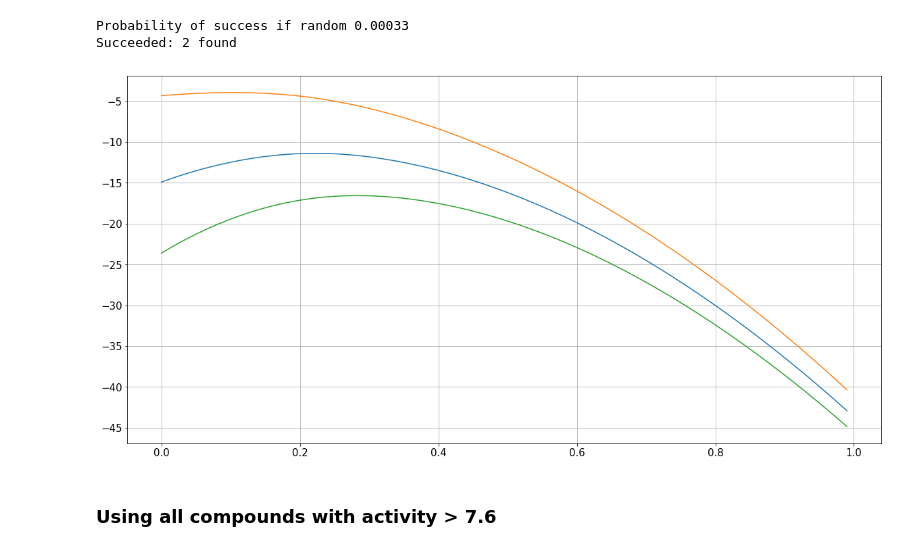
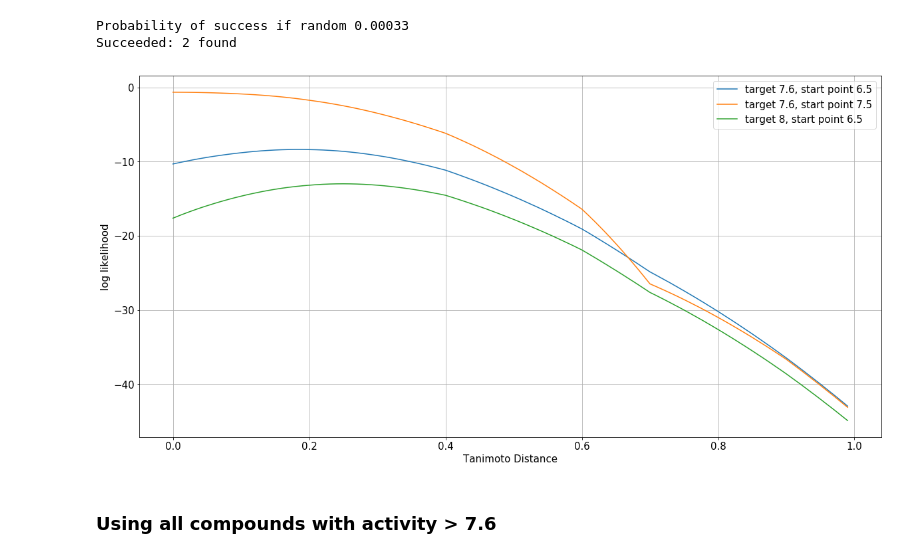
Before and after one commit to owatson/PenalizedPrediction, a Jupyter notebook: MalariaRedoAppendix.ipynb, the cells around one changed output. Cells and saved outputs as stored; diff of their text form; code cells hidden in the pictures.

Commit message:
Adding ll contour lines

```diff
--- a/MalariaRedoAppendix.ipynb
+++ b/MalariaRedoAppendix.ipynb
@@ -427,10 +422,25 @@ log_lik3 = np.log(frac_active(d)) + scipy.stats.norm.logcdf((active_level-8.)/ n
-# %%
-plot(d, log_lik)
-plot(d, log_lik2)
-plot(d, log_lik3)
-grid(True)
-# %% [output]
-[figure, removed]
+# %%
+def get_contour_ll_line(target=7.6, start_point=6.5):
+    """
+    Gets the log-likelihood as a function of distance (log probability of a compound at distance
+    d from the starting point having activity >= target).
+    """
+    d = np.arange(0, 1, 0.01)
+    betas = full_models['rfb'](d)
+    active_means = betas * start_point + (1 - betas) * active_level
+    return np.log(frac_active(d)) +\
+        scipy.stats.norm.logcdf((active_means-target)/np.vectorize(calc_sigma_active)(d))
+# %%
+d = np.arange(0, 1, 0.01)
+plot(d, get_contour_ll_line(), label='target 7.6, start point 6.5')
+plot(d, get_contour_ll_line(start_point=7.5), label='target 7.6, start point 7.5')
+plot(d, get_contour_ll_line(target=8), label='target 8, start point 6.5')
+ylabel('log likelihood')
+xlabel('Tanimoto Distance')
+legend(loc='best')
+grid(True)
+# %% [output]
+[figure, added]
 # %% [markdown]
 ### Using all compounds with activity > 7.6
 # %%
```
Also changed, not shown: parts of 1 cell of this notebook, 1 other file.
